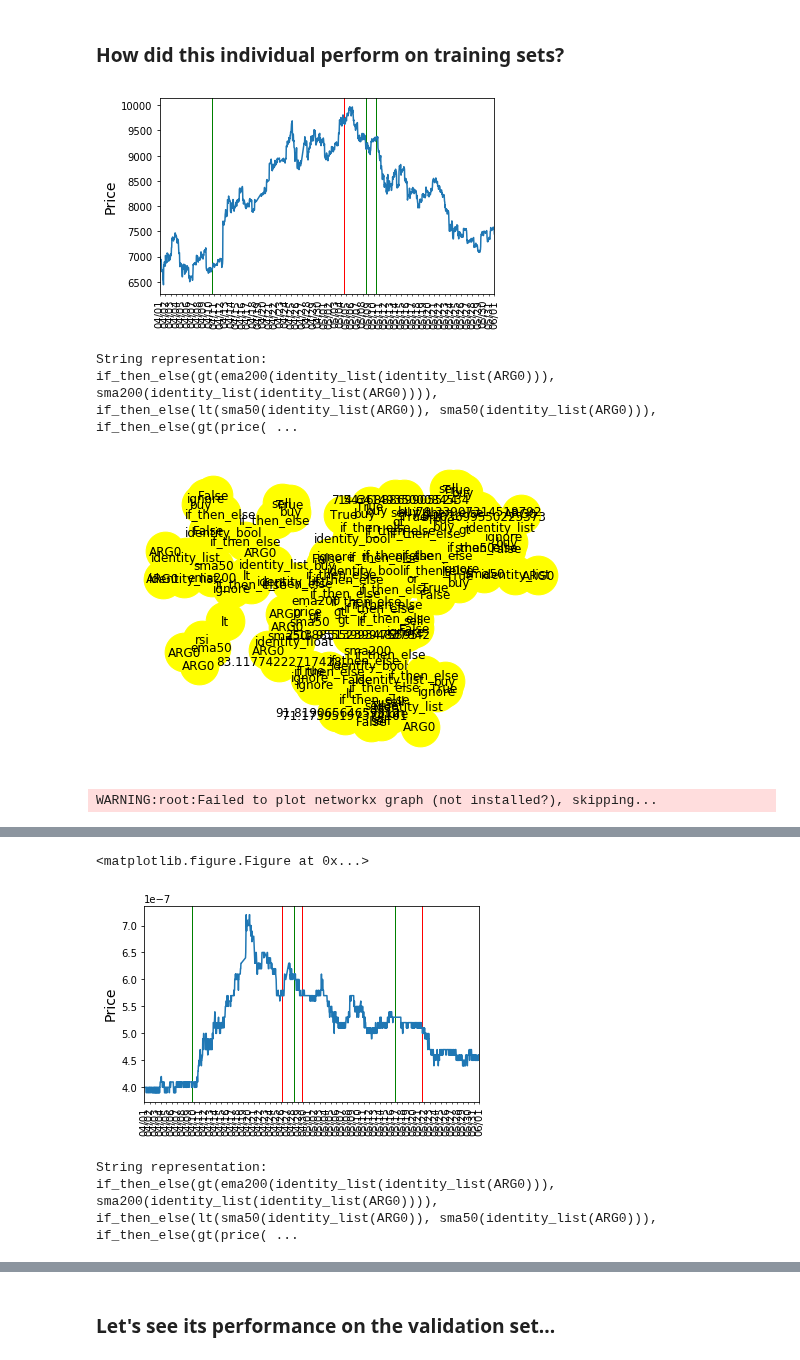
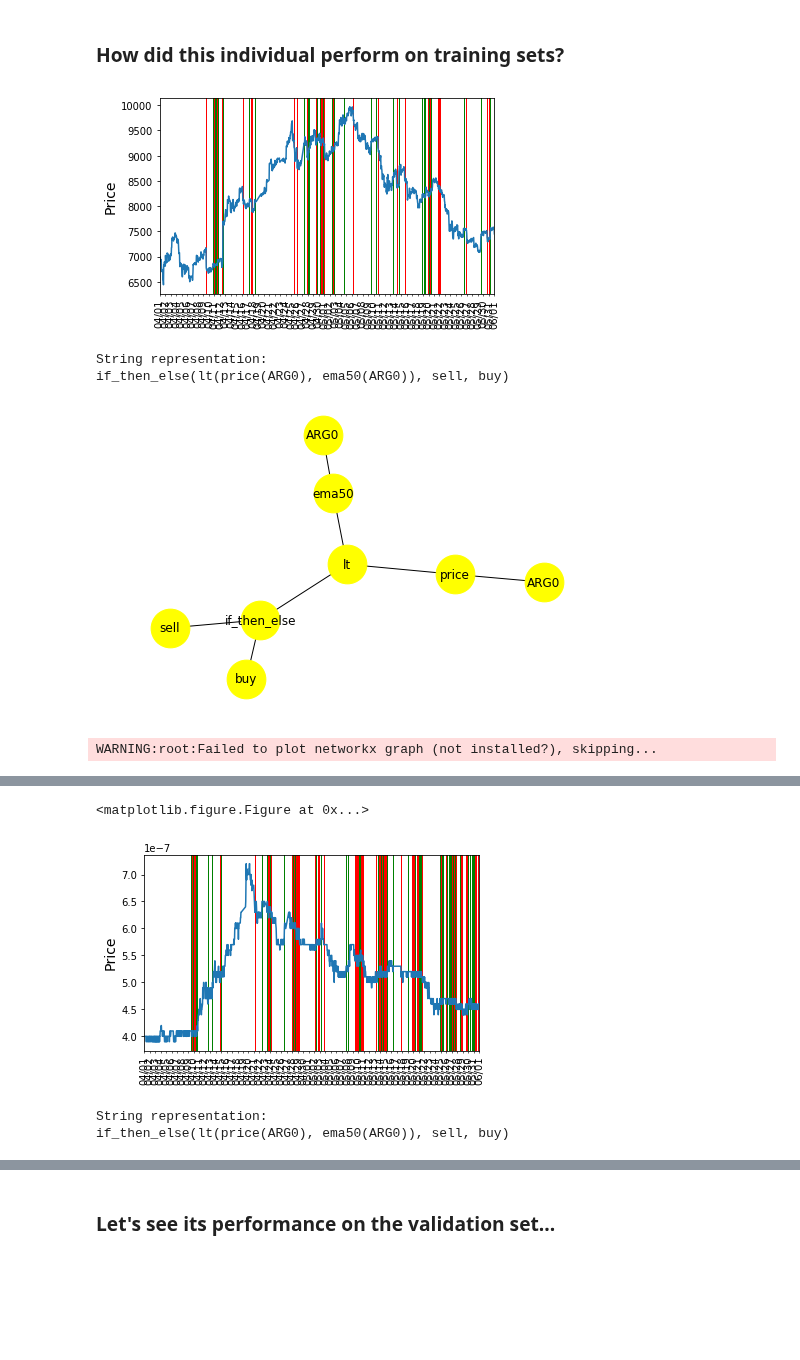
Before and after one commit to IntelligentTrading/science, a Jupyter notebook: genetic_algorithms/gp_experiments.ipynb, the cells around one changed output, grey strips where cells are left out. Saved outputs shown, nothing was run; the diff lists cells and outputs as text; code cells hidden in the pictures; blank space fills up the shorter version.

```diff
--- a/genetic_algorithms/gp_experiments.ipynb
+++ b/genetic_algorithms/gp_experiments.ipynb
@@ -68,7 +68,7 @@ experiment_json = {
         "source": 0
     }],
 
-    "fitness_function": "ff_benchmarkdiff",
+    "fitness_functions": ["ff_benchmarkdiff", "ff_v1"],
     "grammar_version": "gv3",
     "num_generations": 10,
 
@@ -215,15 +223,15 @@ best_individuals_across_variants_and_datasets
 # %% [markdown]
 ### How did this individual perform on training sets?
 # %%
-best_overall = best_individuals_across_variants_and_datasets.iloc[0]
+best_overall = best_individuals_across_variants_and_datasets.iloc[1]
 evaluations = best_overall.evaluations
 for evaluation in evaluations:
     e._print_individual_info(best_overall.individual, evaluation)
 # %% [output]
-[figure, old version]
+[figure, new version]
 String representation:
-if_then_else(gt(ema200(identity_list(identity_list(ARG0))), sma200(identity_list(identity_list(ARG0)))), if_then_else(lt(sma50(identity_list(ARG0)), sma50(identity_list(ARG0))), if_then_else(gt(price( ...
+if_then_else(lt(price(ARG0), ema50(ARG0)), sell, buy)
-[figure, old version]
+[figure, new version]
 WARNING:root:Failed to plot networkx graph (not installed?), skipping...
 Backtesting report:
  <genetic_program.GeneticTickerStrategy object at 0x...>
@@ -243,6 +251,6 @@ Start time: 2018-04-01 00:00:00
   Percent profitable trades: 1.0
   Percent unprofitable trades: None
 <matplotlib.figure.Figure at 0x...>
-[figure, old version]
+[figure, new version]
 String representation:
-if_then_else(gt(ema200(identity_list(identity_list(ARG0))), sma200(identity_list(identity_list(ARG0)))), if_then_else(lt(sma50(identity_list(ARG0)), sma50(identity_list(ARG0))), if_then_else(gt(price( ...
+if_then_else(lt(price(ARG0), ema50(ARG0)), sell, buy)
```
Also changed, not shown: parts of 8 cells of this notebook, 2 other files.
